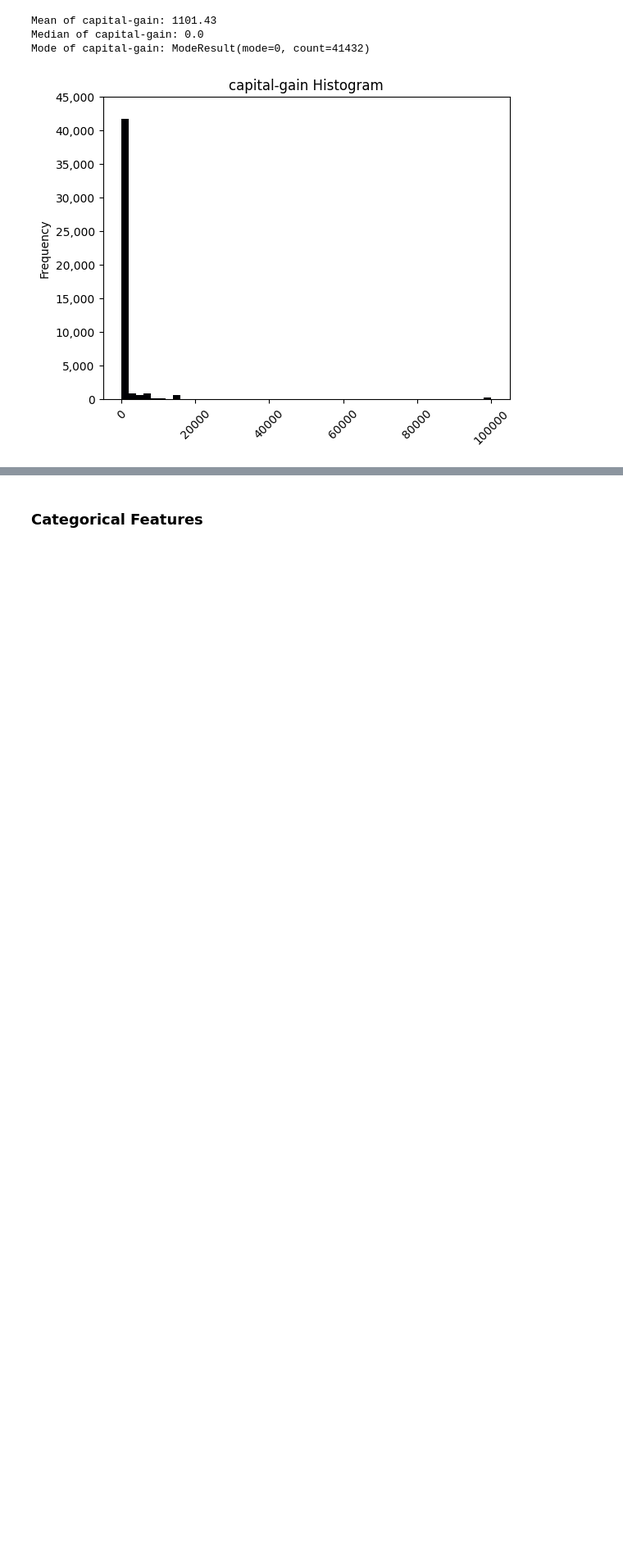
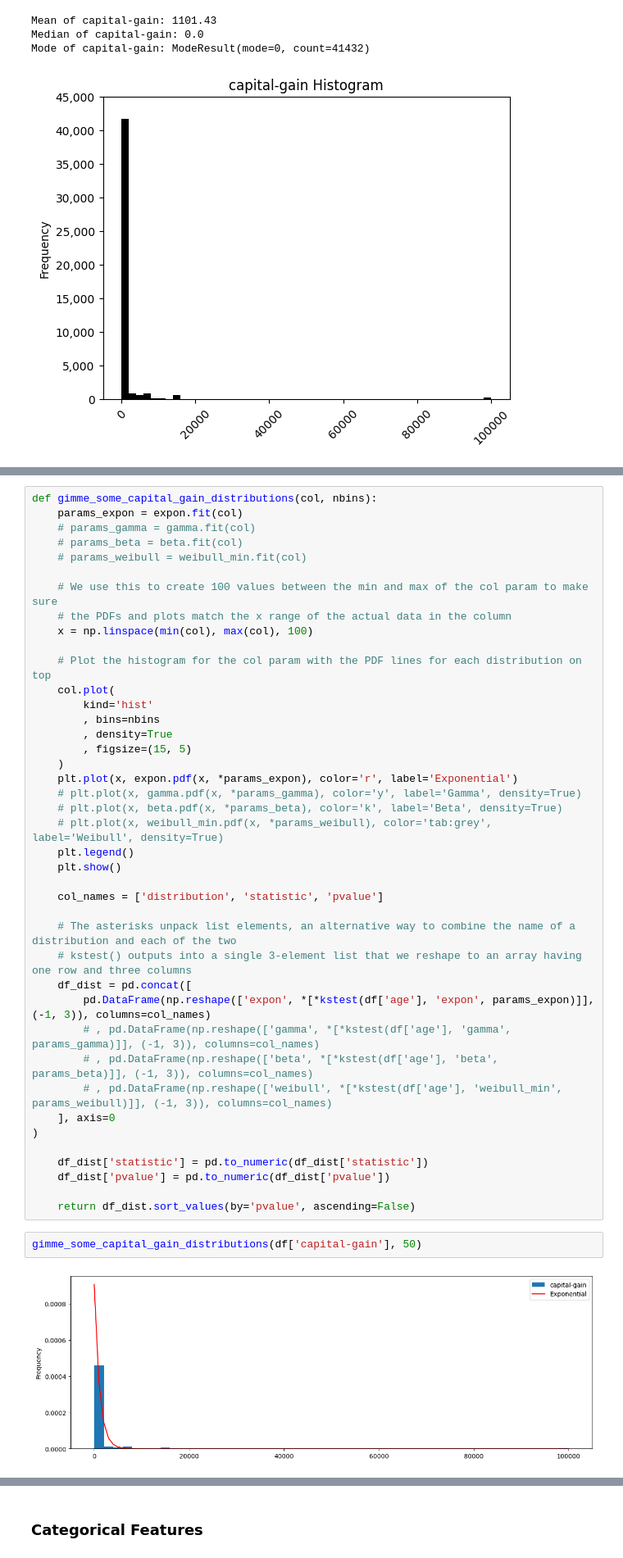
Before and after one commit to jhleakakos/msds-deep-learning-final, a Jupyter notebook: my_data_is_realer_than_yours.ipynb, the cells around one changed output, grey strips where cells are left out. Shown at 82% size. Saved outputs shown, nothing was run; the diff lists cells and outputs as text; blank space fills up the shorter version.

Commit message:
finish eda for numeric features

```diff
--- a/my_data_is_realer_than_yours.ipynb
+++ b/my_data_is_realer_than_yours.ipynb
@@ -646,0 +681,45 @@ We see some
+# %%
+def gimme_some_capital_gain_distributions(col, nbins):
+    params_expon = expon.fit(col)
+    # params_gamma = gamma.fit(col)
+    # params_beta = beta.fit(col)
+    # params_weibull = weibull_min.fit(col)
+
+    # We use this to create 100 values between the min and max of the col param to make sure
+    # the PDFs and plots match the x range of the actual data in the column
+    x = np.linspace(min(col), max(col), 100)
+
+    # Plot the histogram for the col param with the PDF lines for each distribution on top
+    col.plot(
+        kind='hist'
+        , bins=nbins
+        , density=True
+        , figsize=(15, 5)
+    )
+    plt.plot(x, expon.pdf(x, *params_expon), color='r', label='Exponential')
+    # plt.plot(x, gamma.pdf(x, *params_gamma), color='y', label='Gamma', density=True)
+    # plt.plot(x, beta.pdf(x, *params_beta), color='k', label='Beta', density=True)
+    # plt.plot(x, weibull_min.pdf(x, *params_weibull), color='tab:grey', label='Weibull', density=True)
+    plt.legend()
+    plt.show()
+
+    col_names = ['distribution', 'statistic', 'pvalue']
+
+    # The asterisks unpack list elements, an alternative way to combine the name of a distribution and each of the two
+    # kstest() outputs into a single 3-element list that we reshape to an array having one row and three columns
+    df_dist = pd.concat([
+        pd.DataFrame(np.reshape(['expon', *[*kstest(df['age'], 'expon', params_expon)]], (-1, 3)), columns=col_names)
+        # , pd.DataFrame(np.reshape(['gamma', *[*kstest(df['age'], 'gamma', params_gamma)]], (-1, 3)), columns=col_names)
+        # , pd.DataFrame(np.reshape(['beta', *[*kstest(df['age'], 'beta', params_beta)]], (-1, 3)), columns=col_names)
+        # , pd.DataFrame(np.reshape(['weibull', *[*kstest(df['age'], 'weibull_min', params_weibull)]], (-1, 3)), columns=col_names)
+    ], axis=0
+)
+
+    df_dist['statistic'] = pd.to_numeric(df_dist['statistic'])
+    df_dist['pvalue'] = pd.to_numeric(df_dist['pvalue'])
+
+    return df_dist.sort_values(by='pvalue', ascending=False)
+# %%
+gimme_some_capital_gain_distributions(df['capital-gain'], 50)
+# %% [output]
+[figure, added]
```
Also changed, not shown: parts of 24 cells of this notebook.
